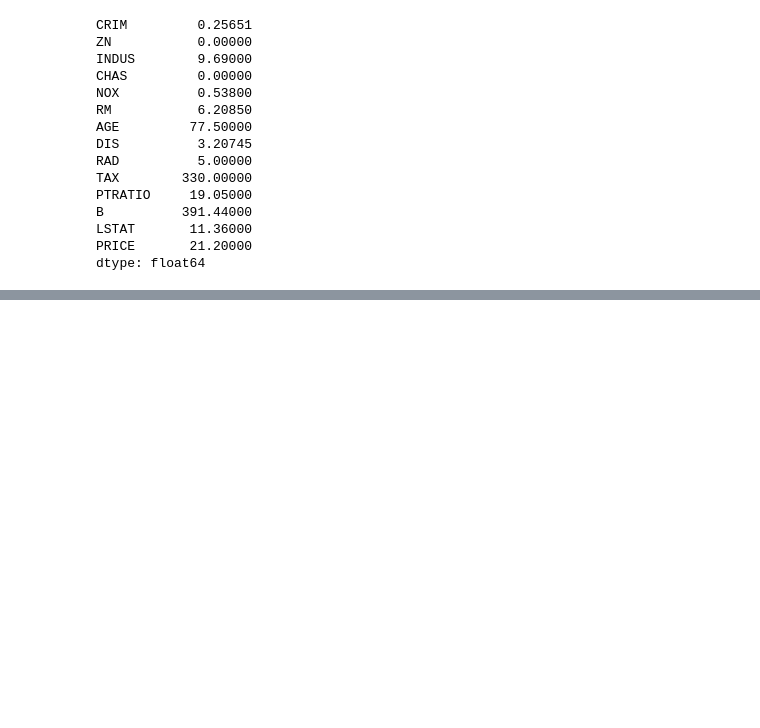
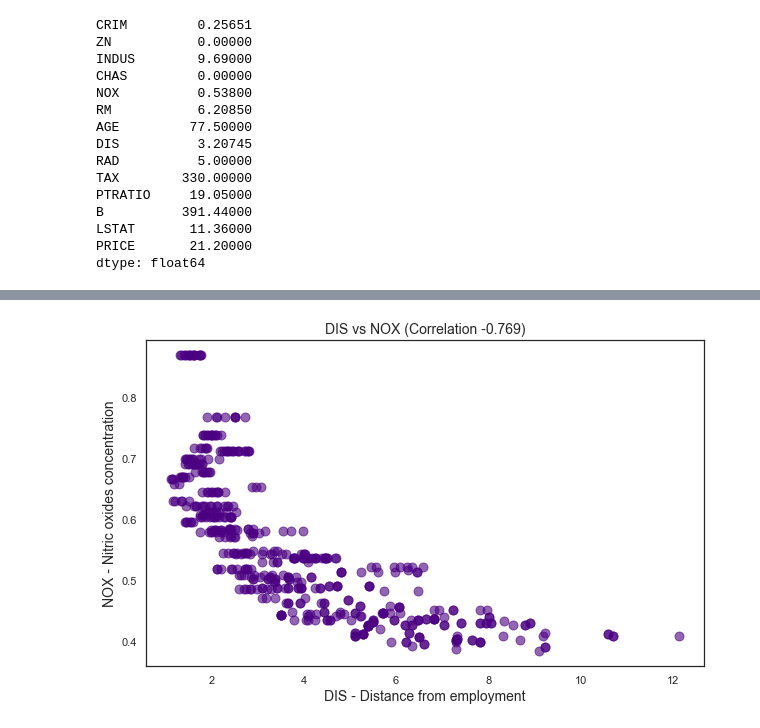
Before and after one commit to Origogi/Linear-Regression, a Jupyter notebook: 04 Multivariate Regression/sample.ipynb, the cells around one changed output, grey strips where cells are left out. Drawn from its saved outputs; the diff is of its cells as text; code cells hidden in the pictures; blank space fills up the shorter version.

Commit message:
Visualising Correlations with a

```diff
--- a/04 Multivariate Regression/sample.ipynb
+++ b/04 Multivariate Regression/sample.ipynb
@@ -276,0 +307,11 @@ data.describe()
+# %%
+nox_dis_corr = round( data['NOX'].corr(data['DIS']), 3)
+
+plt.figure(figsize=(10,6))
+plt.title(f'DIS vs NOX (Correlation {nox_dis_corr})', fontsize=14)
+plt.scatter(x=data['DIS'], y=data['NOX'], alpha=0.6,s=80, color ='indigo' )
+plt.xlabel('DIS - Distance from employment', fontsize=14)
+plt.ylabel('NOX - Nitric oxides concentration', fontsize=14)
+plt.show()
+# %% [output]
+[figure, added]
```
Also changed, not shown: parts of 8 cells of this notebook.
